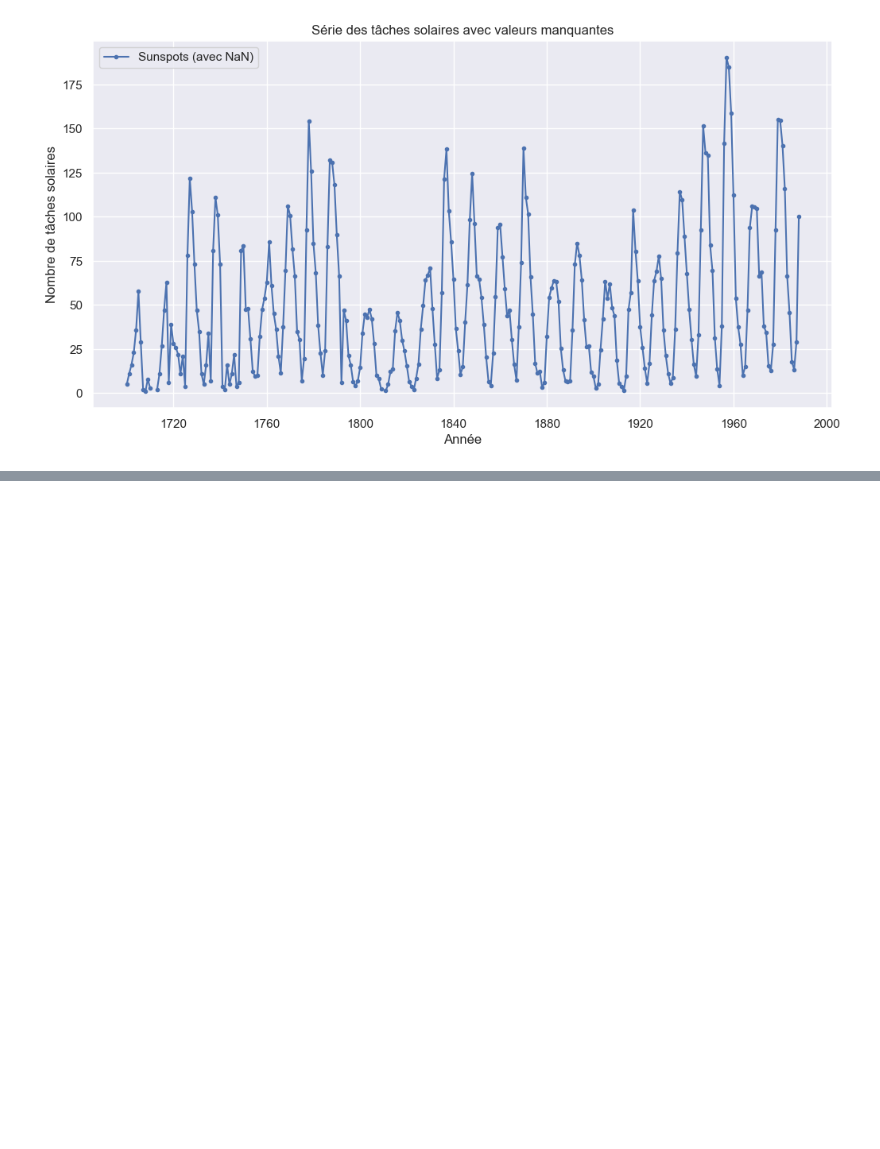
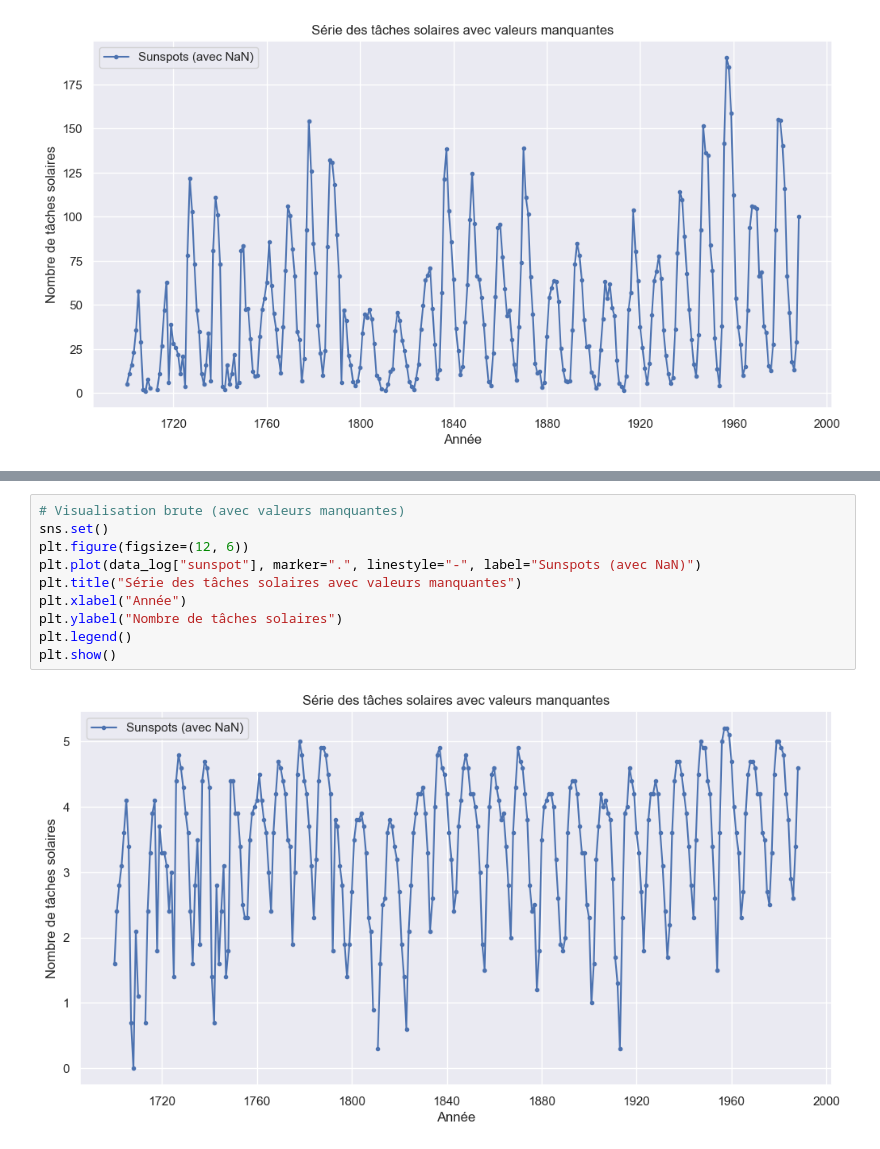
Before and after one commit to Bees11111/TDA_Projet, a Jupyter notebook: main.ipynb, the cells around one changed output, grey strips where cells are left out. Cells and saved outputs as stored; diff of their text form; blank space fills up the shorter version.

```diff
--- a/main.ipynb
+++ b/main.ipynb
@@ -103 +121,13 @@ plt.show()
+# %%
+# Visualisation brute (avec valeurs manquantes)
+sns.set()
+plt.figure(figsize=(12, 6))
+plt.plot(data_log["sunspot"], marker=".", linestyle="-", label="Sunspots (avec NaN)")
+plt.title("Série des tâches solaires avec valeurs manquantes")
+plt.xlabel("Année")
+plt.ylabel("Nombre de tâches solaires")
+plt.legend()
+plt.show()
+# %% [output]
+[figure, added]
 # %% [markdown]
```
Also changed, not shown: parts of 24 cells of this notebook, 1 other file.
